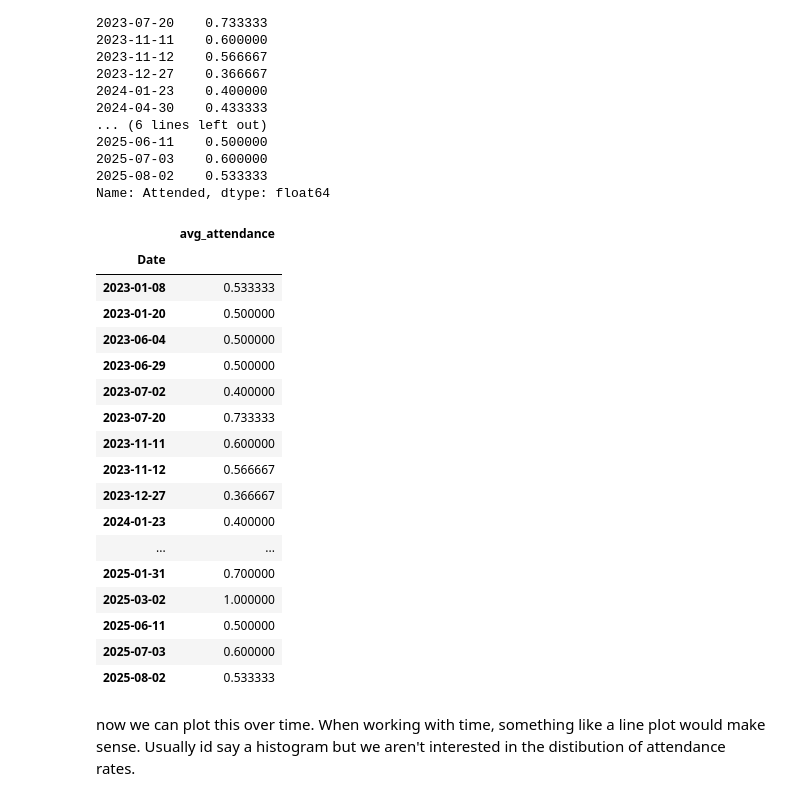
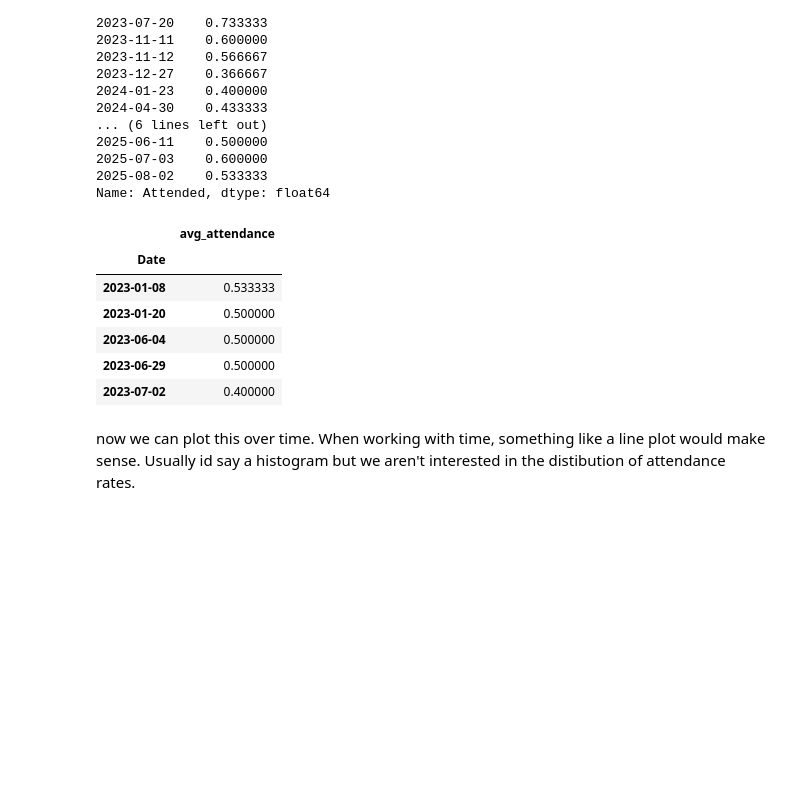
Before and after one commit to shayeliza/datascience_mid_term_sum, a Jupyter notebook: summative1.ipynb, the cells around one changed output. Saved outputs shown, nothing was run; the diff lists cells and outputs as text; code cells hidden in the pictures; blank space fills up the shorter version.

```diff
--- a/summative1.ipynb
+++ b/summative1.ipynb
@@ -430,27 +420,16 @@ Date
 2025-08-02    0.533333
 Name: Attended, dtype: float64
 # %%
-attendance = attendance_ot.to_frame(name='avg_attendance')
-attendance
+attendance = attendance_ot.to_frame(name='avg_attendance') # converting this to a dataframe so that I can plot it
+attendance.head()
 # %% [output]
 |  | avg_attendance |
 | Date |  |
 | 2023-01-08 | 0.533333 |
 | 2023-01-20 | 0.500000 |
 | 2023-06-04 | 0.500000 |
 | 2023-06-29 | 0.500000 |
 | 2023-07-02 | 0.400000 |
-| 2023-07-20 | 0.733333 |
-| 2023-11-11 | 0.600000 |
-| 2023-11-12 | 0.566667 |
-| 2023-12-27 | 0.366667 |
-| 2024-01-23 | 0.400000 |
-| ... | ... |
-| 2025-01-31 | 0.700000 |
-| 2025-03-02 | 1.000000 |
-| 2025-06-11 | 0.500000 |
-| 2025-07-03 | 0.600000 |
-| 2025-08-02 | 0.533333 |
 # %% [markdown]
 now we can plot this over time. When working with time, something like a line plot would make sense. Usually id say a histogram but we aren't interested in the distibution of attendance rates.
 # %%
```
Also changed, not shown: parts of 48 cells of this notebook.
